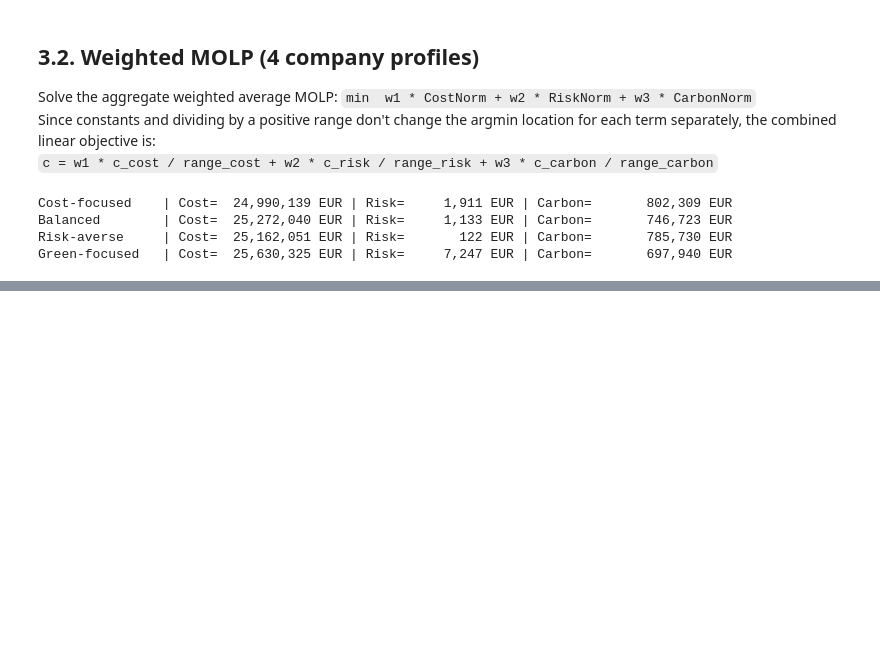
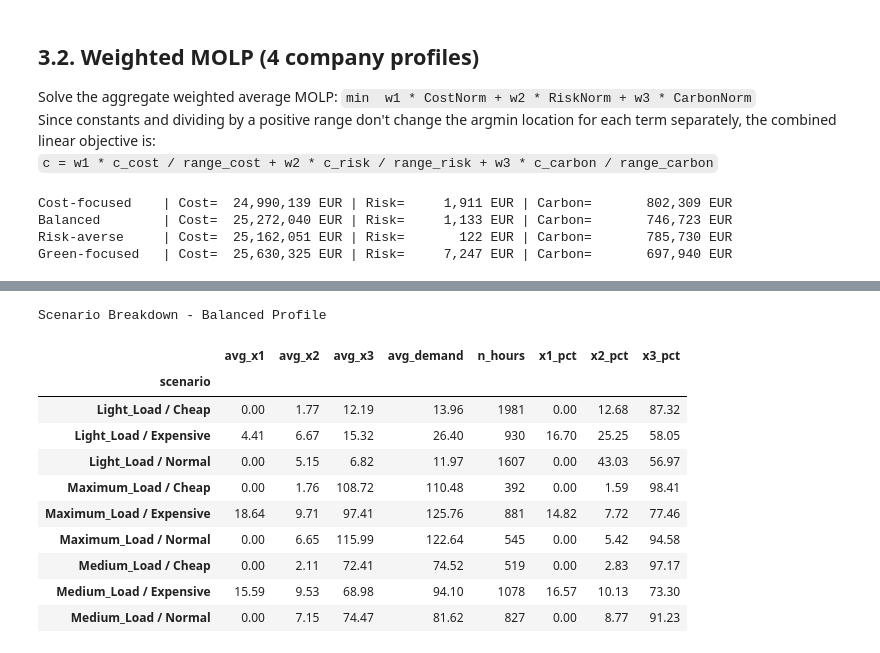
Before and after one commit to chitpham/energy-procurement-optimization, a Jupyter notebook: notebooks/02_optimization.ipynb, the cells around one changed output, grey strips where cells are left out. Saved outputs shown, nothing was run; the diff lists cells and outputs as text; code cells hidden in the pictures; blank space fills up the shorter version.

```diff
--- a/notebooks/02_optimization.ipynb
+++ b/notebooks/02_optimization.ipynb
@@ -342,0 +406,37 @@ Saved:
+# %%
+#SCENARIO BREAKDOWN
+profile_to_inspect = 'Balanced'
+safe = profile_to_inspect.lower().replace('-', '_').replace(' ', '_')
+
+scenario_breakdown = pd.DataFrame({
+    'scenario': results_df['scenario'].values,
+    'x1': results_df[f'x1_{safe}'].values,
+    'x2': results_df[f'x2_{safe}'].values,
+    'x3': results_df[f'x3_{safe}'].values,
+    'demand': D,
+}).groupby('scenario').agg(
+    avg_x1=('x1', 'mean'),
+    avg_x2=('x2', 'mean'),
+    avg_x3=('x3', 'mean'),
+    avg_demand=('demand', 'mean'),
+    n_hours=('demand', 'count'),
+)
+scenario_breakdown['x1_pct'] = scenario_breakdown['avg_x1'] / scenario_breakdown['avg_demand'] * 100
+scenario_breakdown['x2_pct'] = scenario_breakdown['avg_x2'] / scenario_breakdown['avg_demand'] * 100
+scenario_breakdown['x3_pct'] = scenario_breakdown['avg_x3'] / scenario_breakdown['avg_demand'] * 100
+
+print(f'Scenario Breakdown - {profile_to_inspect} Profile')
+scenario_breakdown.round(2)
+# %% [output]
+Scenario Breakdown - Balanced Profile
+|  | avg_x1 | avg_x2 | avg_x3 | avg_demand | n_hours | x1_pct | x2_pct | x3_pct |
+| scenario |  |  |  |  |  |  |  |  |
+| Light_Load / Cheap | 0.00 | 1.77 | 12.19 | 13.96 | 1981 | 0.00 | 12.68 | 87.32 |
+| Light_Load / Expensive | 4.41 | 6.67 | 15.32 | 26.40 | 930 | 16.70 | 25.25 | 58.05 |
+| Light_Load / Normal | 0.00 | 5.15 | 6.82 | 11.97 | 1607 | 0.00 | 43.03 | 56.97 |
+| Maximum_Load / Cheap | 0.00 | 1.76 | 108.72 | 110.48 | 392 | 0.00 | 1.59 | 98.41 |
+| Maximum_Load / Expensive | 18.64 | 9.71 | 97.41 | 125.76 | 881 | 14.82 | 7.72 | 77.46 |
+| Maximum_Load / Normal | 0.00 | 6.65 | 115.99 | 122.64 | 545 | 0.00 | 5.42 | 94.58 |
+| Medium_Load / Cheap | 0.00 | 2.11 | 72.41 | 74.52 | 519 | 0.00 | 2.83 | 97.17 |
+| Medium_Load / Expensive | 15.59 | 9.53 | 68.98 | 94.10 | 1078 | 16.57 | 10.13 | 73.30 |
+| Medium_Load / Normal | 0.00 | 7.15 | 74.47 | 81.62 | 827 | 0.00 | 8.77 | 91.23 |
```
Also changed, not shown: parts of 12 cells of this notebook.
